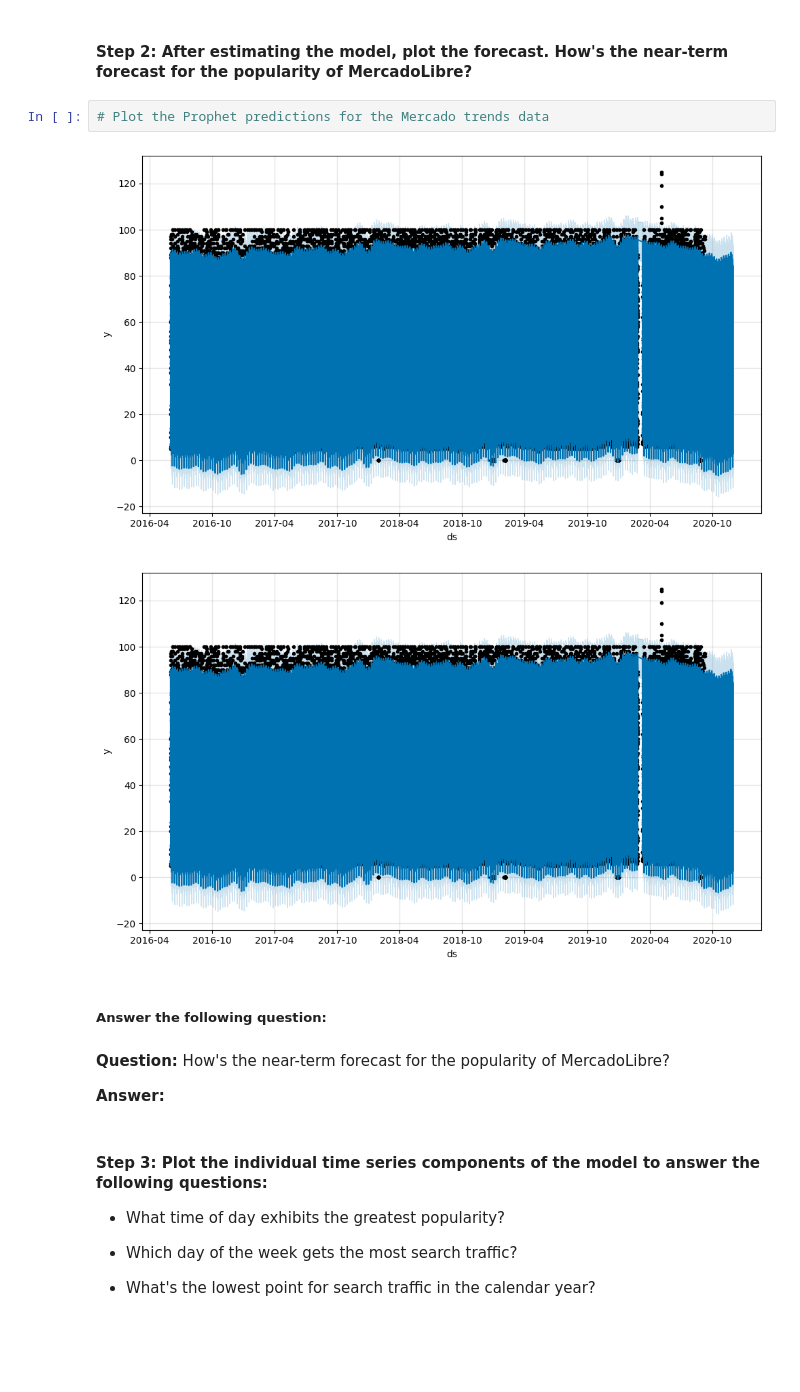
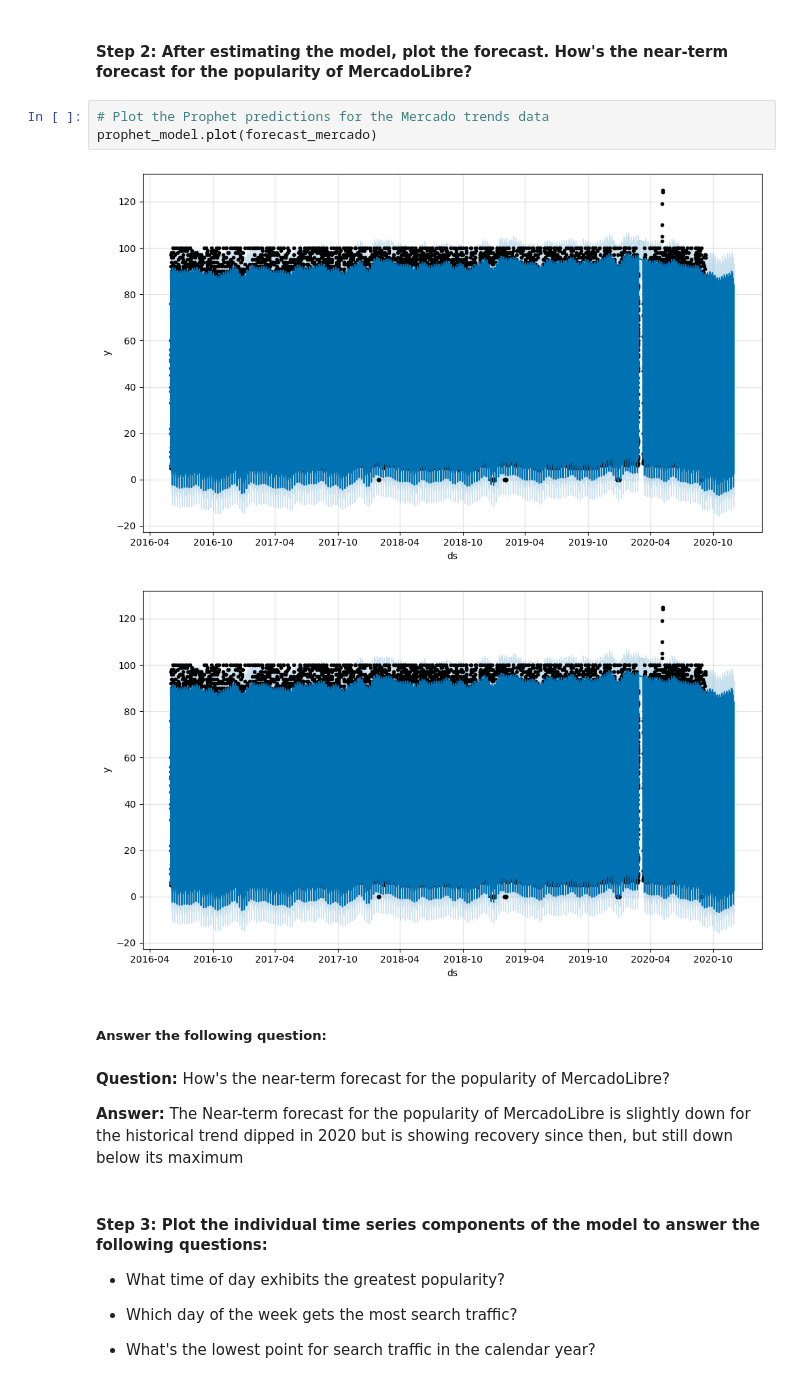
Before and after one commit to mr-cworld/prophet-challenge, a Jupyter notebook: forecasting_net_prophet.ipynb, the cells around one changed output. Drawn from its saved outputs; the diff is of its cells as text; blank space fills up the shorter version.

```diff
--- a/forecasting_net_prophet.ipynb
+++ b/forecasting_net_prophet.ipynb
@@ -491,15 +491,16 @@ forecast_mercado.head(5)
 #### Step 2: After estimating the model, plot the forecast. How's the near-term forecast for the popularity of MercadoLibre?
 # %%
 # Plot the Prophet predictions for the Mercado trends data
+prophet_model.plot(forecast_mercado)
 # %% [output]
-[figure, old version]
+[figure, new version]
-[figure, old version]
+[figure, new version]
 # %% [markdown]
 ##### Answer the following question:
 # %% [markdown]
 **Question:**  How's the near-term forecast for the popularity of MercadoLibre?
 
-**Answer:**
+**Answer:** The Near-term forecast for the popularity of MercadoLibre is slightly down for the historical trend dipped in 2020 but is showing recovery since then, but still down below its maximum
 # %% [markdown]
 #### Step 3: Plot the individual time series components of the model to answer the following questions:
 
```
Also changed, not shown: parts of 7 cells of this notebook.
